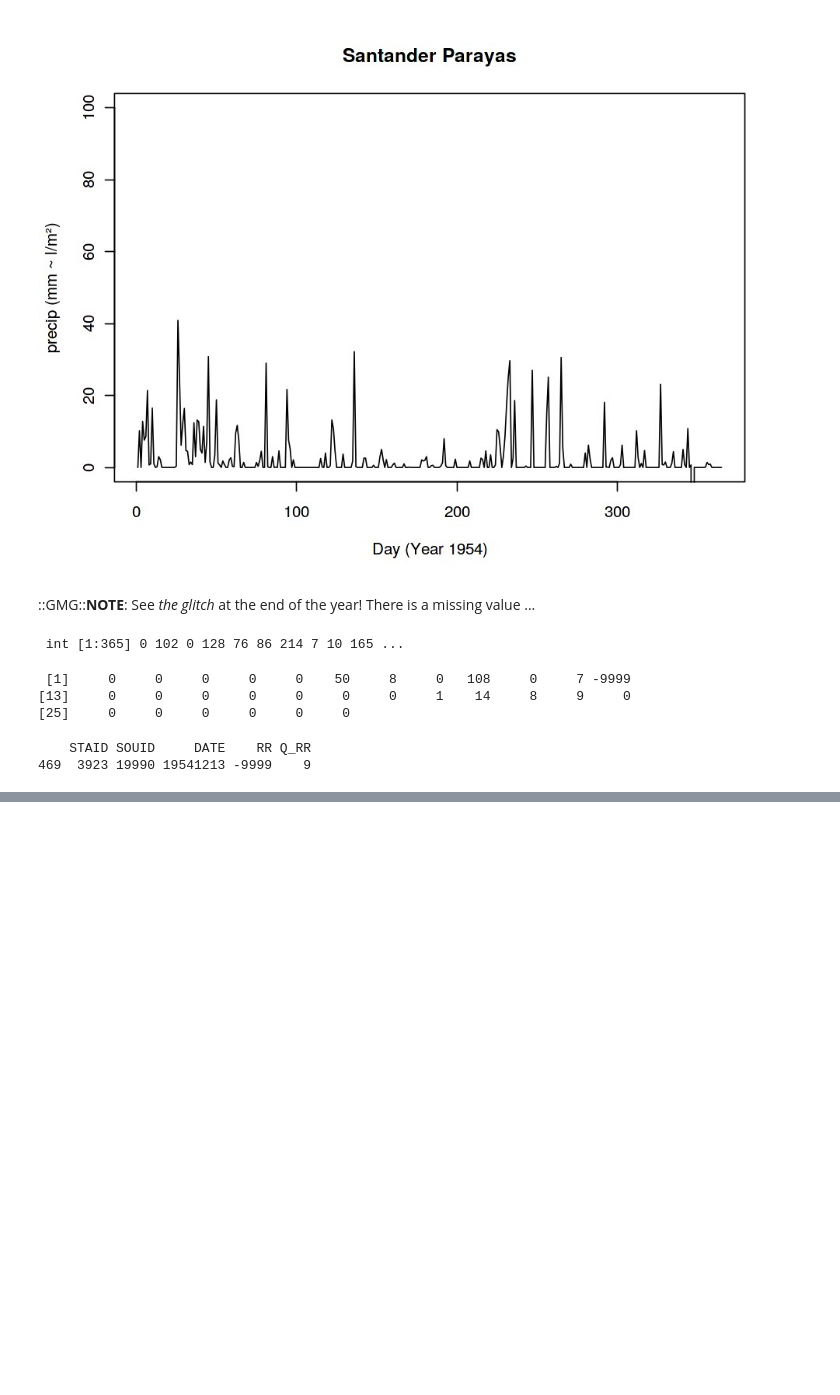
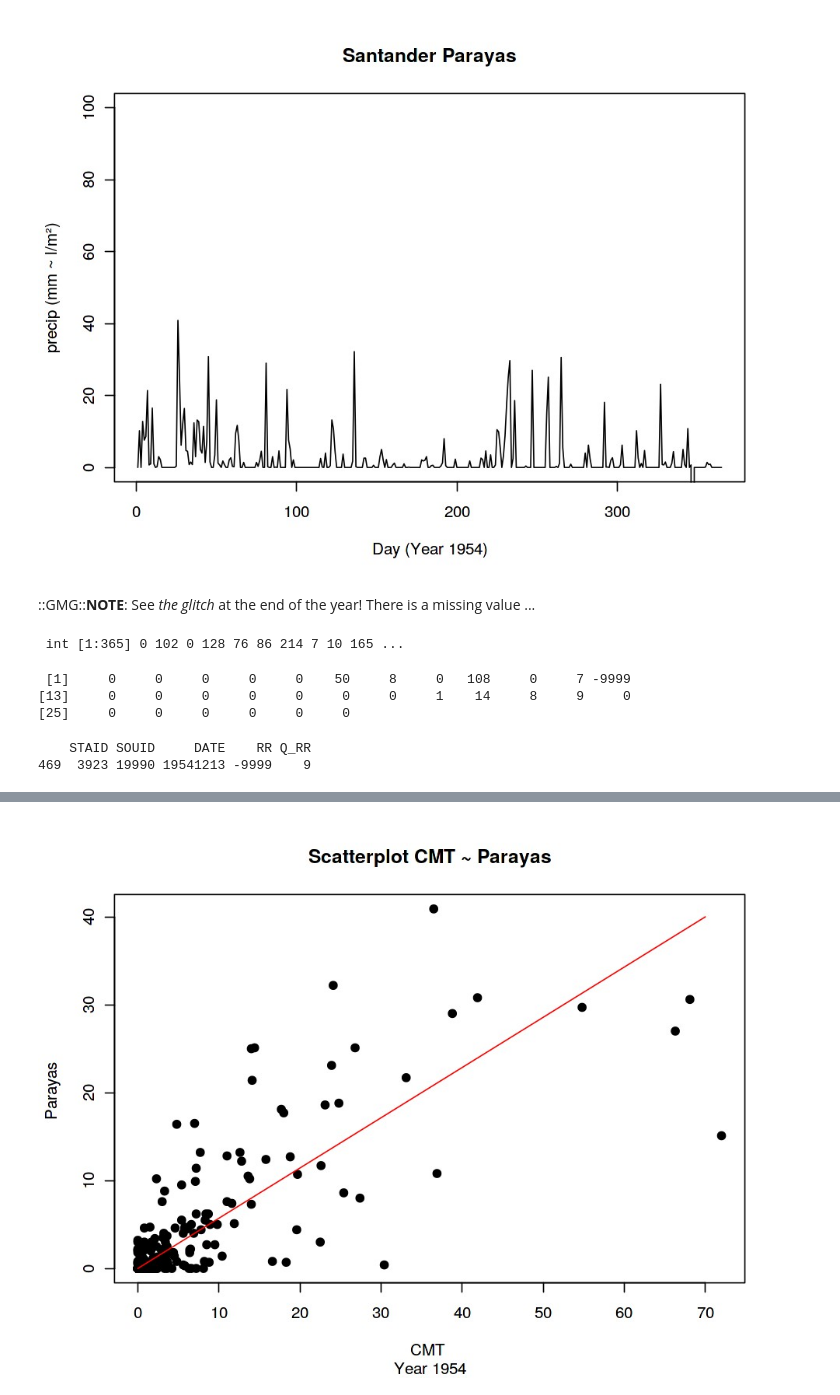
Before and after one commit to yerartdev/uc-m1964-panorama, a Jupyter notebook: panorama/m1964-r-gerardo-de-miguel-gonzalez.ipynb, the cells around one changed output, grey strips where cells are left out. Saved outputs shown, nothing was run; the diff lists cells and outputs as text; code cells hidden in the pictures; blank space fills up the shorter version.

```diff
--- a/panorama/m1964-r-gerardo-de-miguel-gonzalez.ipynb
+++ b/panorama/m1964-r-gerardo-de-miguel-gonzalez.ipynb
@@ -282,0 +334,16 @@ Both series should be very similar. Compare them using e.g. a scatter plot (poin
+# %%
+#::GMG::Basic Scatterplot
+#::GMG::Vector with 1954 CMT series
+start_s<-precip_s$DATE >= 19540101
+end_s<-precip_s$DATE <= 19541231
+cond_s<-which(start_s & end_s)
+ts<-precip_s$RR[cond_s]/10
+#::GMG::Vector with 1954 Parayas series
+tp<-precip_p$RR[cond]/10
+
+plot(ts, tp, main="Scatterplot CMT ~ Parayas", sub = "Year 1954",
+   xlab="CMT ", ylab="Parayas ", pch=19)
+par(pch=22, col="red")
+lines(x = c(0,70), y = c(0,40))
+# %% [output]
+[figure, added]
```
Also changed, not shown: parts of 21 cells of this notebook.
